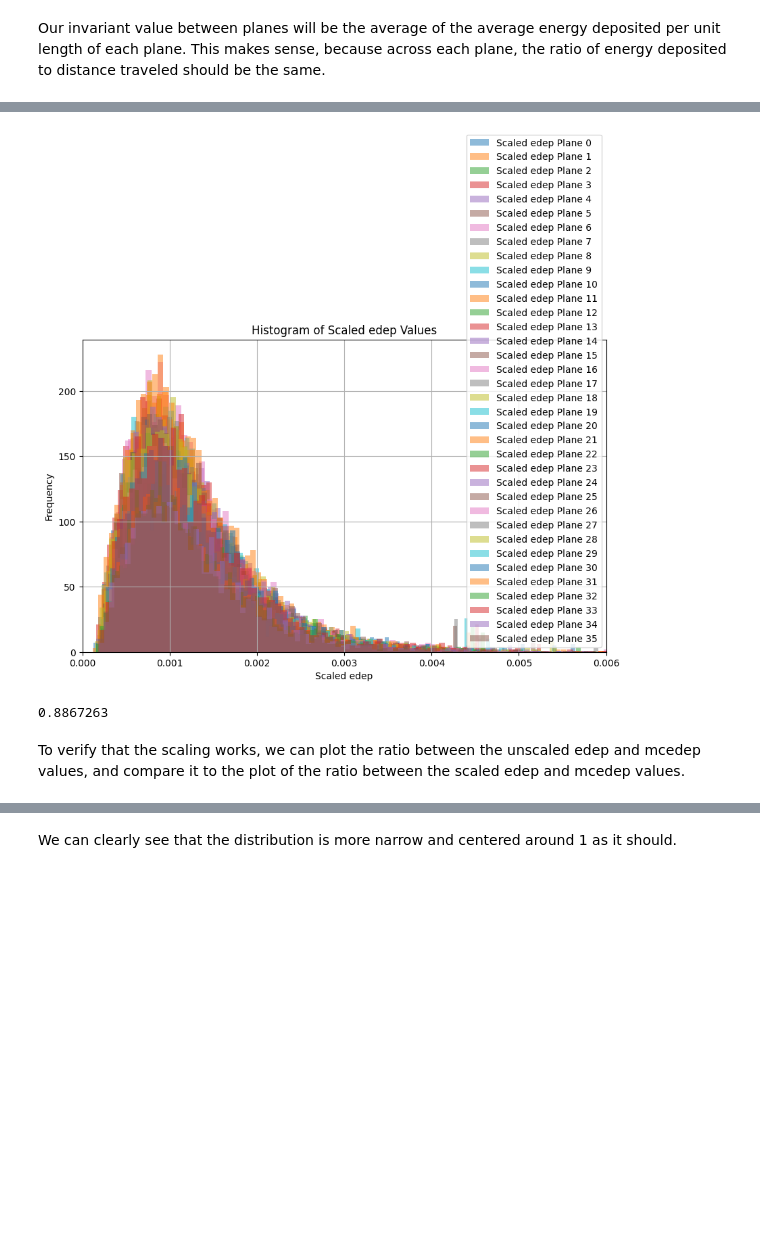
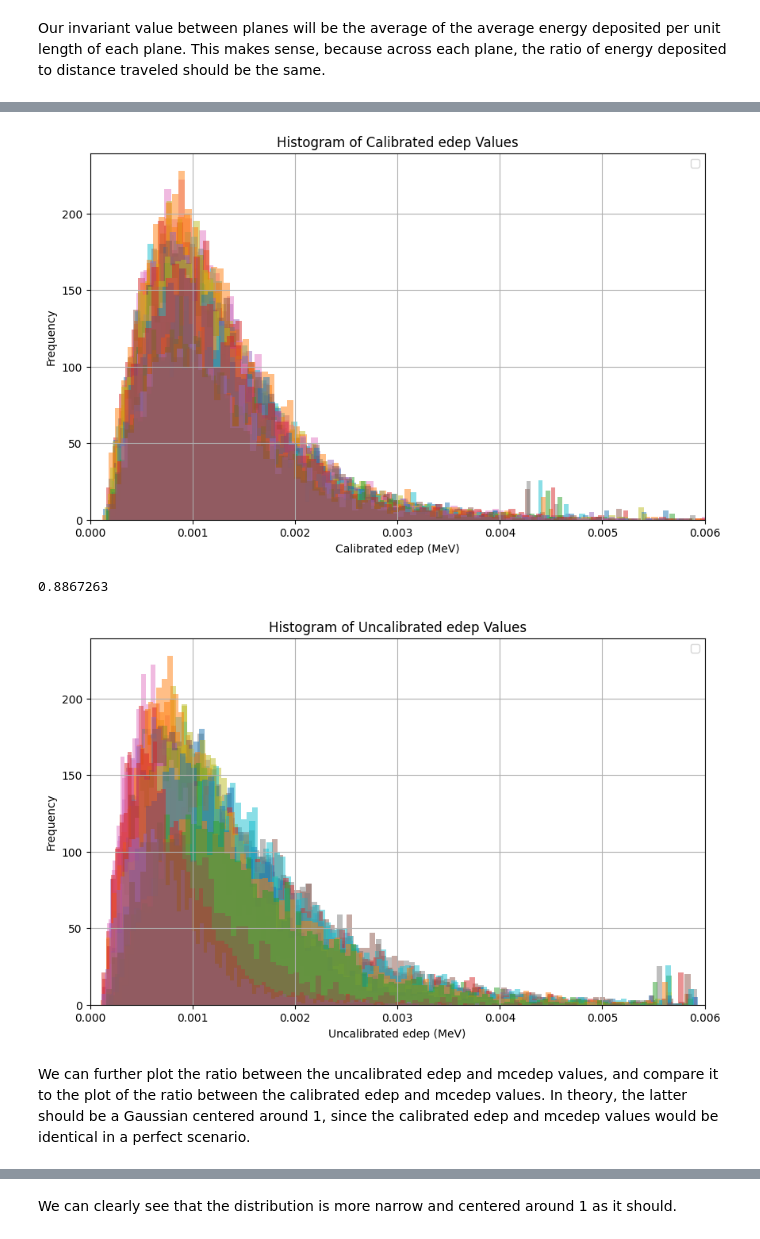
Before and after one commit to cchuster/Mu2e, a Jupyter notebook: main.ipynb, the cells around one changed output, grey strips where cells are left out. Saved outputs shown, nothing was run; the diff lists cells and outputs as text; code cells hidden in the pictures; blank space fills up the shorter version.

```diff
--- a/main.ipynb
+++ b/main.ipynb
@@ -47,40 +60,54 @@ As such, we must calculate the average energy deposited per unit length of each
 average_dedx_per_plane = []
 for plane in range(36):
     planeCut = a["plane"][hitCut] == plane
     pathCut = pathLength >= 1.3
     de = a["edep"][hitCut]
     path = pathLength
     dedx = de[planeCut & pathCut]/path[planeCut & pathCut]
     average_dedx = np.mean(dedx)
     average_dedx_per_plane.append(average_dedx)
 
 target_mean = np.mean(average_dedx_per_plane)
 normalized_average_dedx_per_plane = [average_dedx / target_mean for average_dedx in average_dedx_per_plane]
 
 scaled_edep_per_plane = []
 for plane in range(36):
     planeCut = a["plane"][hitCut] == plane
     de = a["edep"][hitCut]
     scaled_de = de[planeCut] / normalized_average_dedx_per_plane[plane]
     scaled_edep_per_plane.append(scaled_de)
 
 plt.figure(figsize=(10, 6))
 for plane, scaled_de in enumerate(scaled_edep_per_plane):
-    plt.hist(scaled_de, bins=100, alpha=0.5, label=f'Scaled edep Plane {plane}')
-plt.xlabel('Scaled edep')
+    plt.hist(scaled_de, bins=100, alpha=0.5)
+plt.xlabel('Calibrated edep (MeV)')
 plt.ylabel('Frequency')
-plt.title('Histogram of Scaled edep Values')
+plt.title('Histogram of Calibrated edep Values')
 plt.legend()
 plt.grid(True)
 plt.xlim(0.00, 0.006)
 plt.show()
 
 print(normalized_average_dedx_per_plane[0])
+
+plt.figure(figsize=(10, 6))
+for plane in range(36):
+    planeCut = a["plane"][hitCut] == plane
+    unscaled_de = a["edep"][hitCut][planeCut]
+    plt.hist(unscaled_de, bins=100, alpha=0.5)
+plt.xlabel('Uncalibrated edep (MeV)')
+plt.ylabel('Frequency')
+plt.title('Histogram of Uncalibrated edep Values')
+plt.legend()
+plt.grid(True)
+plt.xlim(0.00, 0.006)
+plt.show()
 # %% [output]
-[figure, old version]
+[figure, new version]
 0.8867263
+[figure, added]
 # %% [markdown]
-To verify that the scaling works, we can plot the ratio between the unscaled edep and mcedep values, and compare it to the plot of the ratio between the scaled edep and mcedep values.
+We can further plot the ratio between the uncalibrated edep and mcedep values, and compare it to the plot of the ratio between the calibrated edep and mcedep values. In theory, the latter should be a Gaussian centered around 1, since the calibrated edep and mcedep values would be identical in a perfect scenario.
 # %%
 ratio_unscaled_edep_per_plane = []
 for plane in range(36):
```
Also changed, not shown: parts of 13 cells of this notebook.
